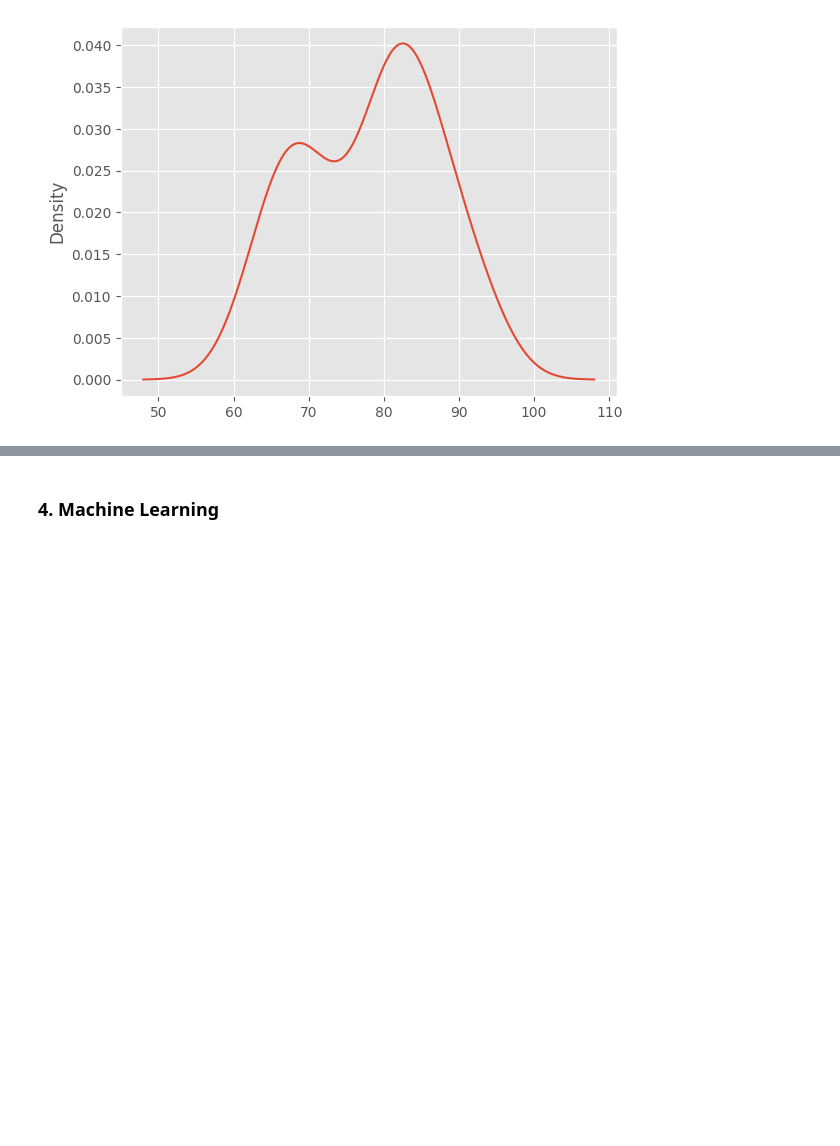
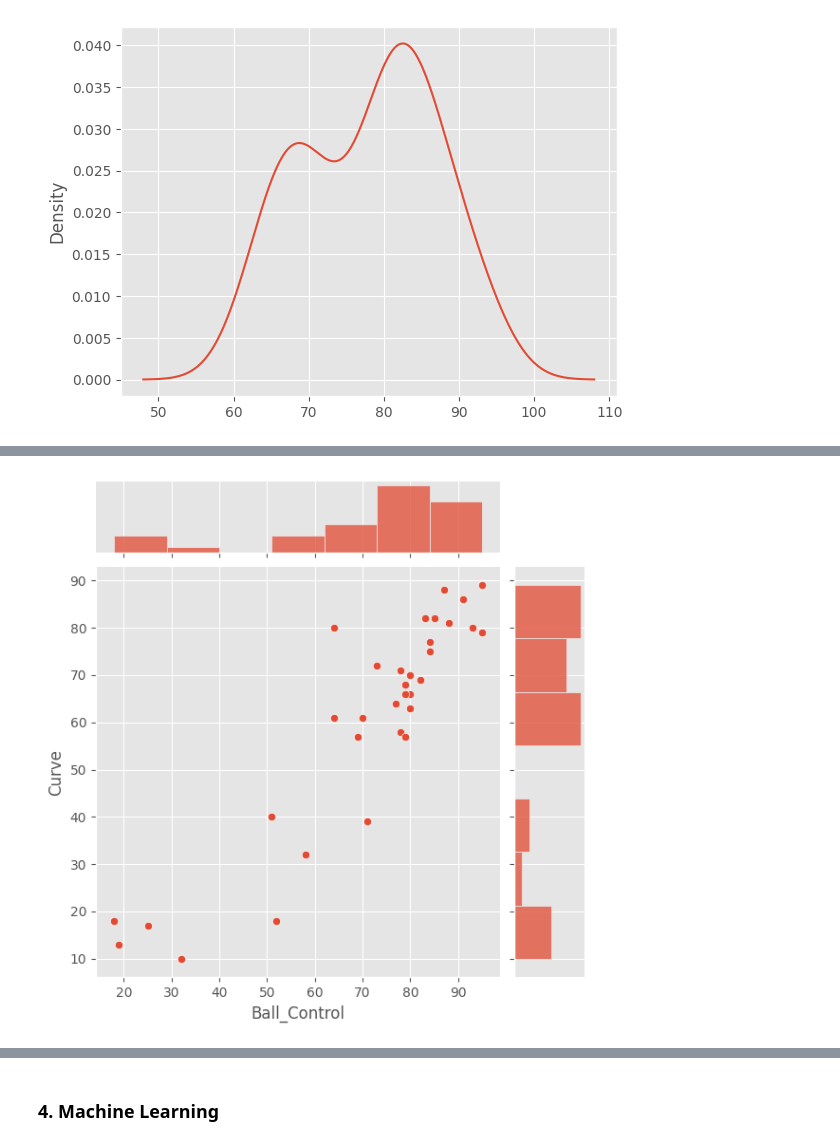
Before and after one commit to josefernandezest98/training, a Jupyter notebook: PySpark_Training/pyspark_training_notebook.ipynb, the cells around one changed output, grey strips where cells are left out. Cells and saved outputs as stored; diff of their text form; code cells hidden in the pictures; blank space fills up the shorter version.

```diff
--- a/PySpark_Training/pyspark_training_notebook.ipynb
+++ b/PySpark_Training/pyspark_training_notebook.ipynb
@@ -455,0 +486,5 @@ fc_barcelona_df['Rating'].plot.density()
+# %%
+sns.jointplot(x='Ball_Control', y='Curve',
+              data=fc_barcelona_df, kind='scatter');
+# %% [output]
+[figure, added]
```
Also changed, not shown: parts of 11 cells of this notebook.
